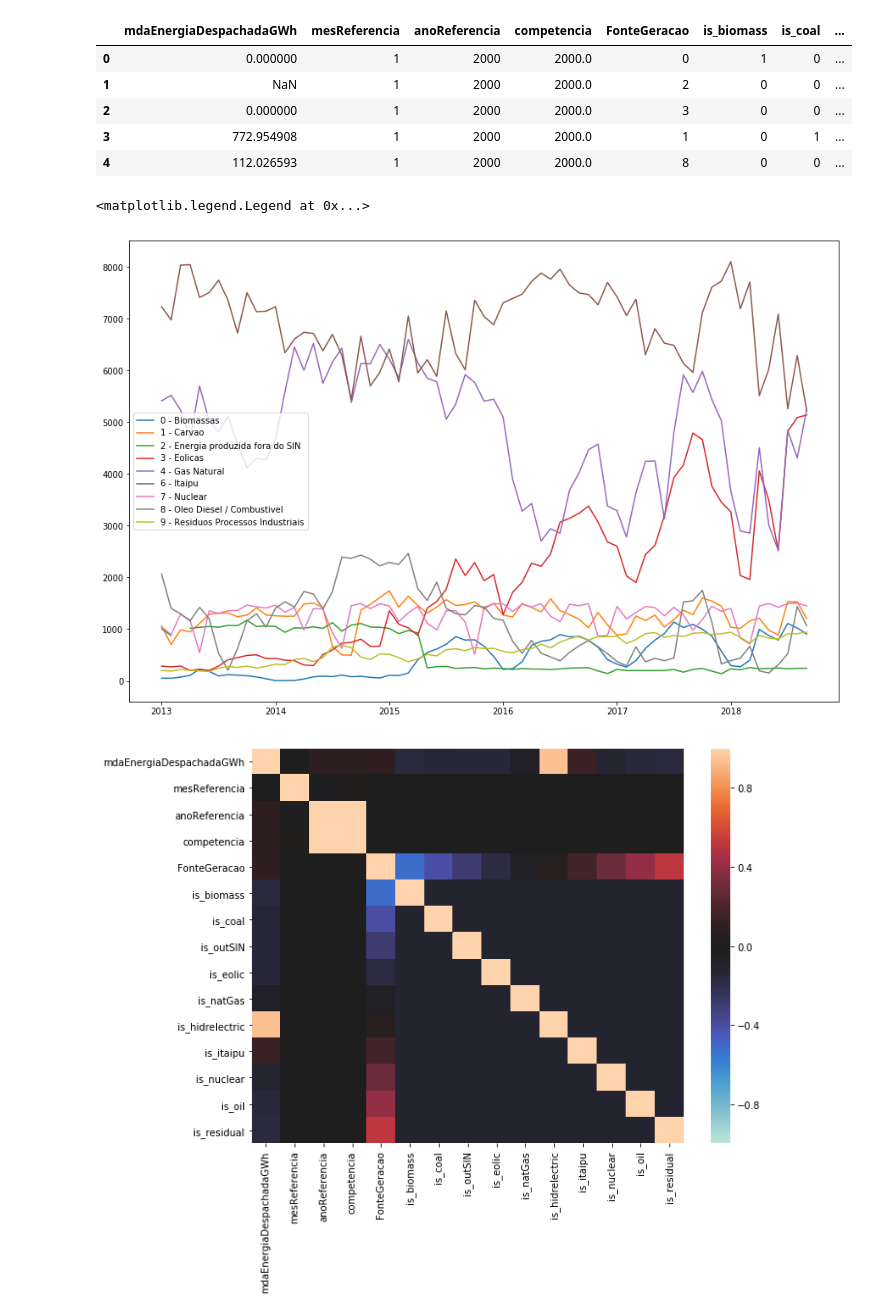
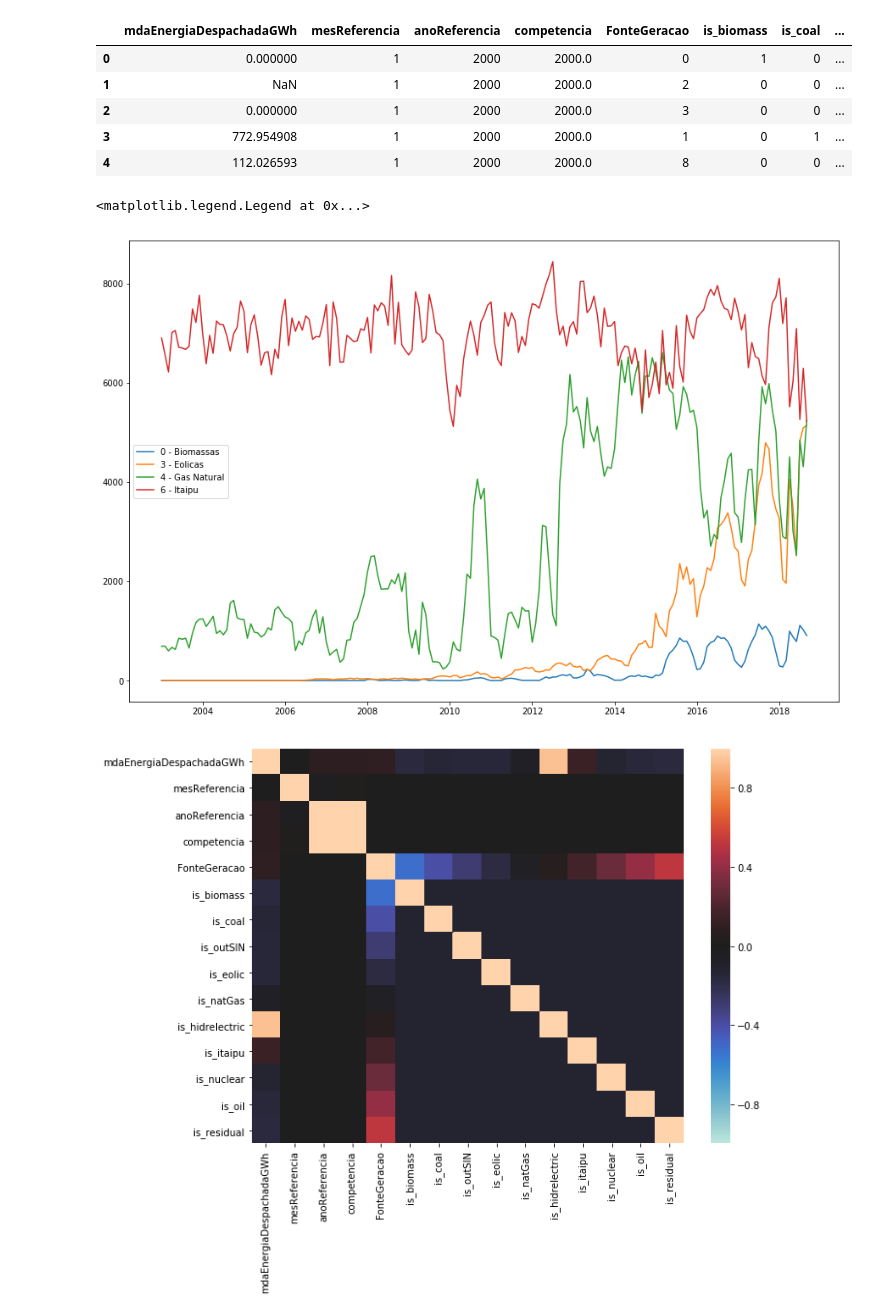
Before and after one commit to shanti/ml-projects-0318, a Jupyter notebook: PowerData/PowerData.ipynb, the cells around one changed output. Cells and saved outputs as stored; diff of their text form; code cells hidden in the pictures.

```diff
--- a/PowerData/PowerData.ipynb
+++ b/PowerData/PowerData.ipynb
@@ -136,12 +136,12 @@ data.head()
 # %%
 plt.figure(figsize=(15,10))
 for index, row in legend.iterrows():
-    if index not in [5]:
-        plt.plot('competencia','mdaEnergiaDespachadaGWh',data=data[(data['FonteGeracao'] == index) & (data['anoReferencia'] > 2012)], label=str(index) + ' - ' + row.nomFonteGeracao)
+    if index not in [5,9,8,1,2,7]:
+        plt.plot('competencia','mdaEnergiaDespachadaGWh',data=data[(data['FonteGeracao'] == index) & (data['anoReferencia'] > 2002)], label=str(index) + ' - ' + row.nomFonteGeracao)
 plt.legend()
 # %% [output]
 <matplotlib.legend.Legend at 0x...>
-[figure, old version]
+[figure, new version]
 # %%
 data['mdaEnergiaDespachadaGWh'] = data['mdaEnergiaDespachadaGWh'].fillna(0)
 # %%
```
Also changed, not shown: parts of 9 cells of this notebook, 1 other file.
